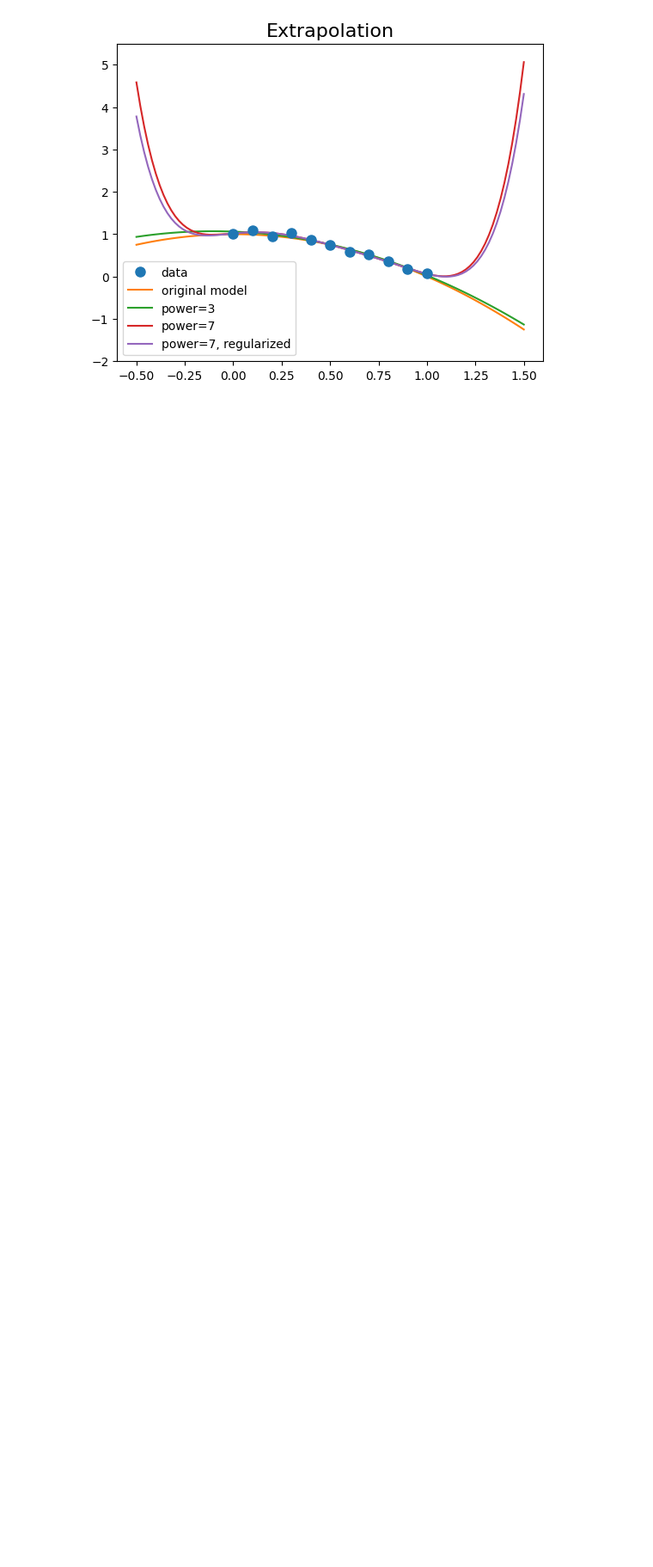
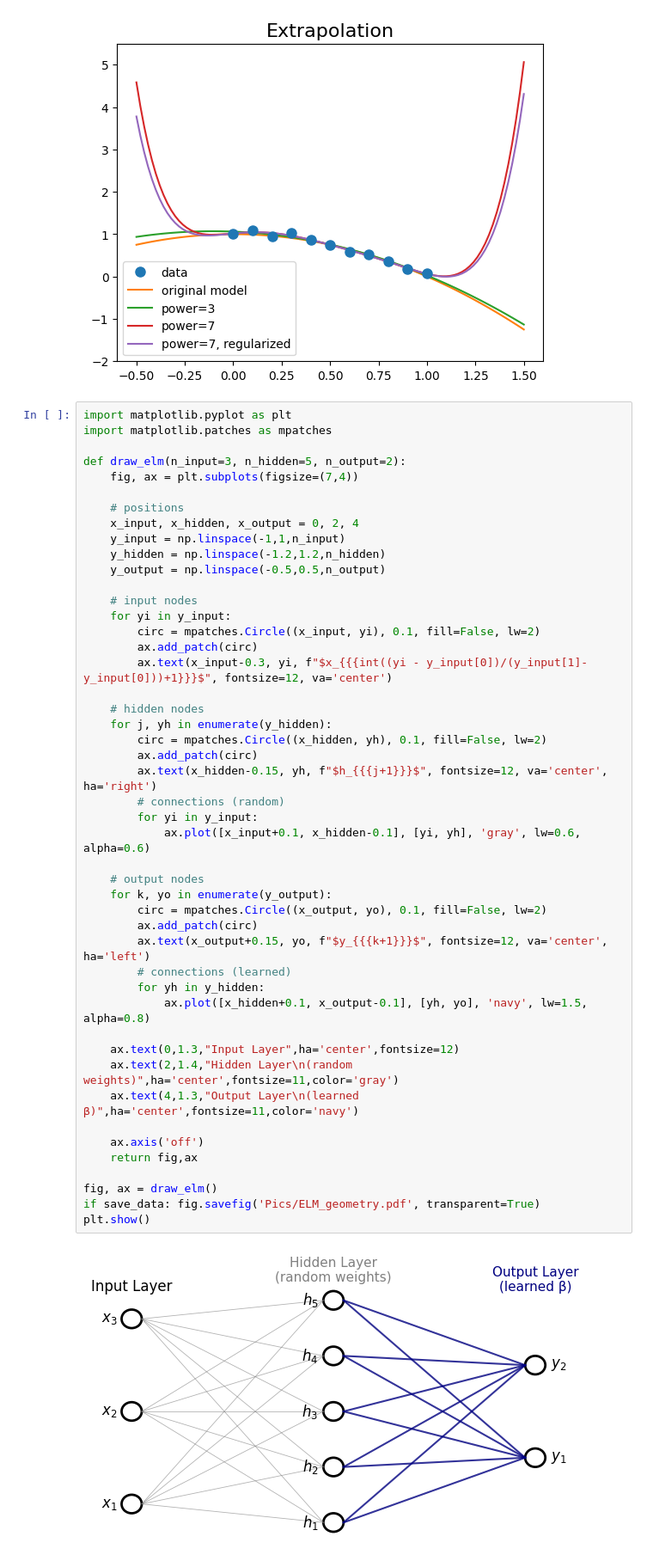
Before and after one commit to ajakovac/ML-in-Practice-I, a Jupyter notebook: regression.ipynb, the cells around one changed output. Shown at 86% size. Saved outputs shown, nothing was run; the diff lists cells and outputs as text; blank space fills up the shorter version.

```diff
--- a/regression.ipynb
+++ b/regression.ipynb
@@ -612,3 +612,52 @@ plt.legend()
 if save_data: plt.savefig('Pics/extrapolation.pdf', transparent=True)
 # %% [output]
 [figure]
+# %%
+import matplotlib.pyplot as plt
+import matplotlib.patches as mpatches
+
+def draw_elm(n_input=3, n_hidden=5, n_output=2):
+    fig, ax = plt.subplots(figsize=(7,4))
+
+    # positions
+    x_input, x_hidden, x_output = 0, 2, 4
+    y_input = np.linspace(-1,1,n_input)
+    y_hidden = np.linspace(-1.2,1.2,n_hidden)
+    y_output = np.linspace(-0.5,0.5,n_output)
+
+    # input nodes
+    for yi in y_input:
+        circ = mpatches.Circle((x_input, yi), 0.1, fill=False, lw=2)
+        ax.add_patch(circ)
+        ax.text(x_input-0.3, yi, f"$x_{{{int((yi - y_input[0])/(y_input[1]-y_input[0]))+1}}}$", fontsize=12, va='center')
+
+    # hidden nodes
+    for j, yh in enumerate(y_hidden):
+        circ = mpatches.Circle((x_hidden, yh), 0.1, fill=False, lw=2)
+        ax.add_patch(circ)
+        ax.text(x_hidden-0.15, yh, f"$h_{{{j+1}}}$", fontsize=12, va='center', ha='right')
+        # connections (random)
+        for yi in y_input:
+            ax.plot([x_input+0.1, x_hidden-0.1], [yi, yh], 'gray', lw=0.6, alpha=0.6)
+
+    # output nodes
+    for k, yo in enumerate(y_output):
+        circ = mpatches.Circle((x_output, yo), 0.1, fill=False, lw=2)
+        ax.add_patch(circ)
+        ax.text(x_output+0.15, yo, f"$y_{{{k+1}}}$", fontsize=12, va='center', ha='left')
+        # connections (learned)
+        for yh in y_hidden:
+            ax.plot([x_hidden+0.1, x_output-0.1], [yh, yo], 'navy', lw=1.5, alpha=0.8)
+
+    ax.text(0,1.3,"Input Layer",ha='center',fontsize=12)
+    ax.text(2,1.4,"Hidden Layer\n(random weights)",ha='center',fontsize=11,color='gray')
+    ax.text(4,1.3,"Output Layer\n(learned β)",ha='center',fontsize=11,color='navy')
+
+    ax.axis('off')
+    return fig,ax
+
+fig, ax = draw_elm()
+if save_data: fig.savefig('Pics/ELM_geometry.pdf', transparent=True)
+plt.show()
+# %% [output]
+[figure, added]
```
Also changed, not shown: parts of 3 cells of this notebook, 16 other files.
